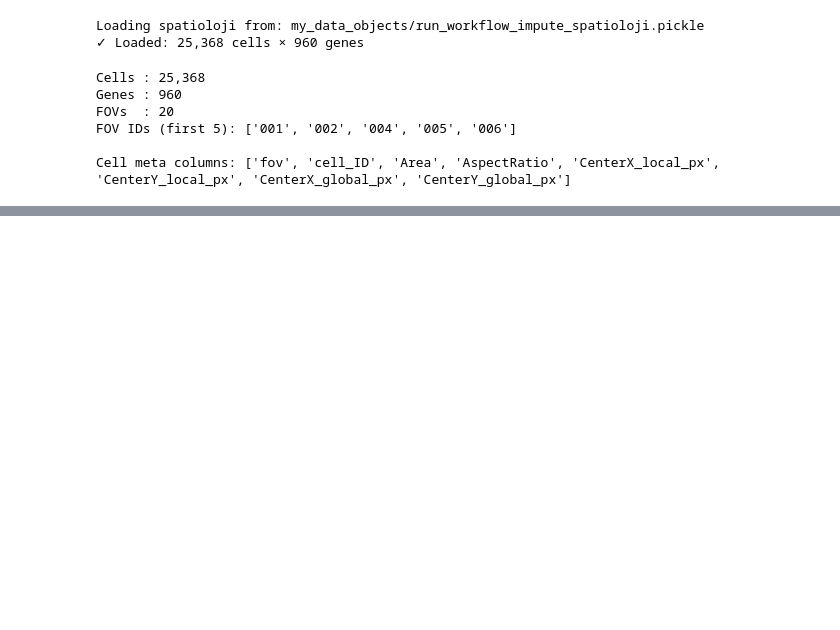
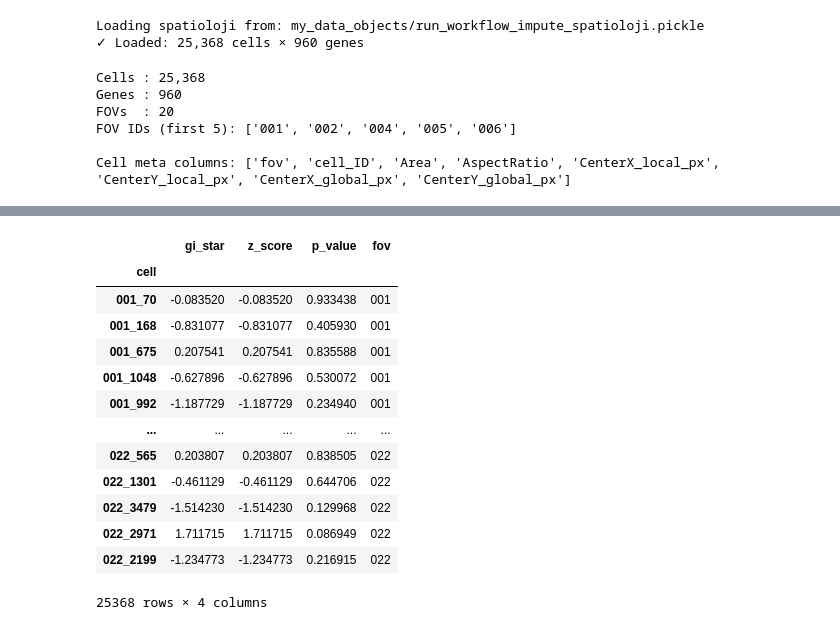
Before and after one commit to gynecoloji/spatioloji_s, a Jupyter notebook: example/spatial_analysis.ipynb, the cells around one changed output, grey strips where cells are left out. Cells and saved outputs as stored; diff of their text form; code cells hidden in the pictures; blank space fills up the shorter version.

```diff
--- a/example/spatial_analysis.ipynb
+++ b/example/spatial_analysis.ipynb
@@ -189,0 +258,17 @@ pd.DataFrame(summary).set_index('fov')
+# %%
+hotspot_df
+# %% [output]
+|  | gi_star | z_score | p_value | fov |
+| cell |  |  |  |  |
+| 001_70 | -0.083520 | -0.083520 | 0.933438 | 001 |
+| 001_168 | -0.831077 | -0.831077 | 0.405930 | 001 |
+| 001_675 | 0.207541 | 0.207541 | 0.835588 | 001 |
+| 001_1048 | -0.627896 | -0.627896 | 0.530072 | 001 |
+| 001_992 | -1.187729 | -1.187729 | 0.234940 | 001 |
+| ... | ... | ... | ... | ... |
+| 022_565 | 0.203807 | 0.203807 | 0.838505 | 022 |
+| 022_1301 | -0.461129 | -0.461129 | 0.644706 | 022 |
+| 022_3479 | -1.514230 | -1.514230 | 0.129968 | 022 |
+| 022_2971 | 1.711715 | 1.711715 | 0.086949 | 022 |
+| 022_2199 | -1.234773 | -1.234773 | 0.216915 | 022 |
+25368 rows × 4 columns
```
Also changed, not shown: parts of 28 cells of this notebook, 12 other files.
